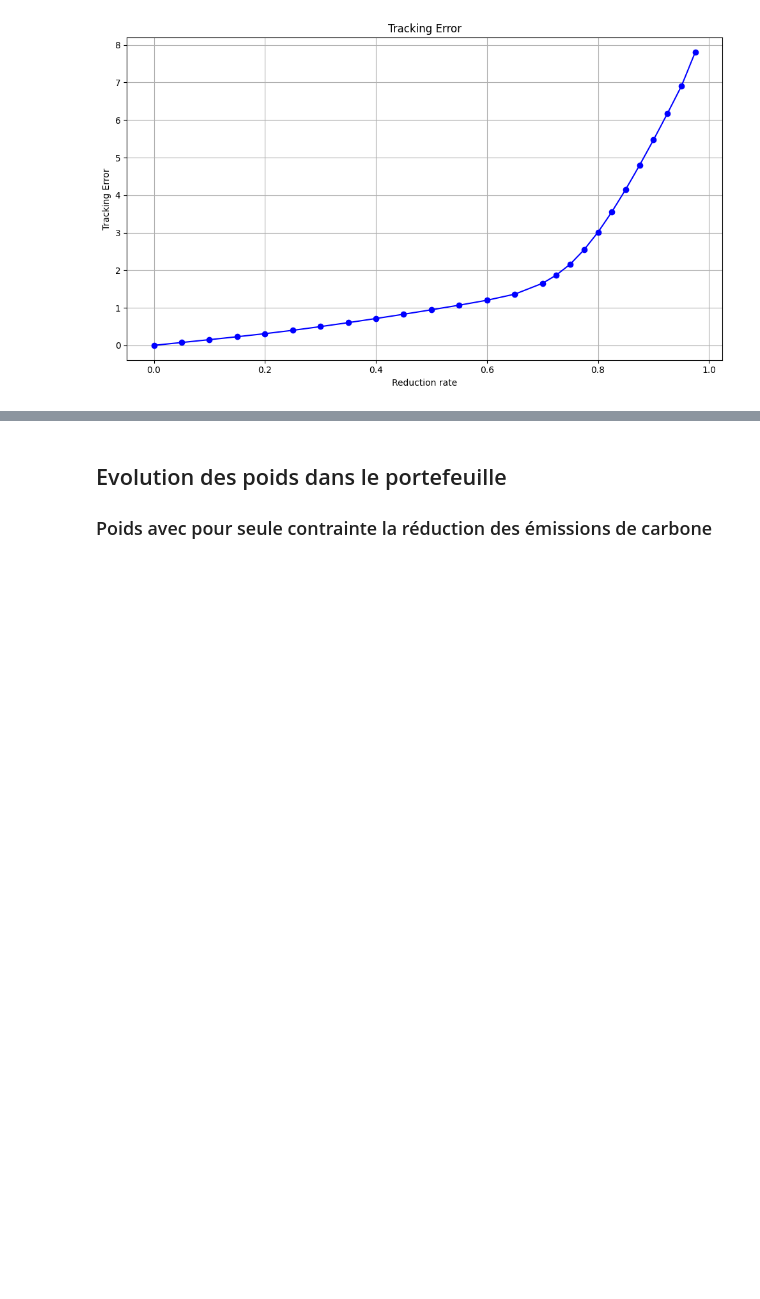
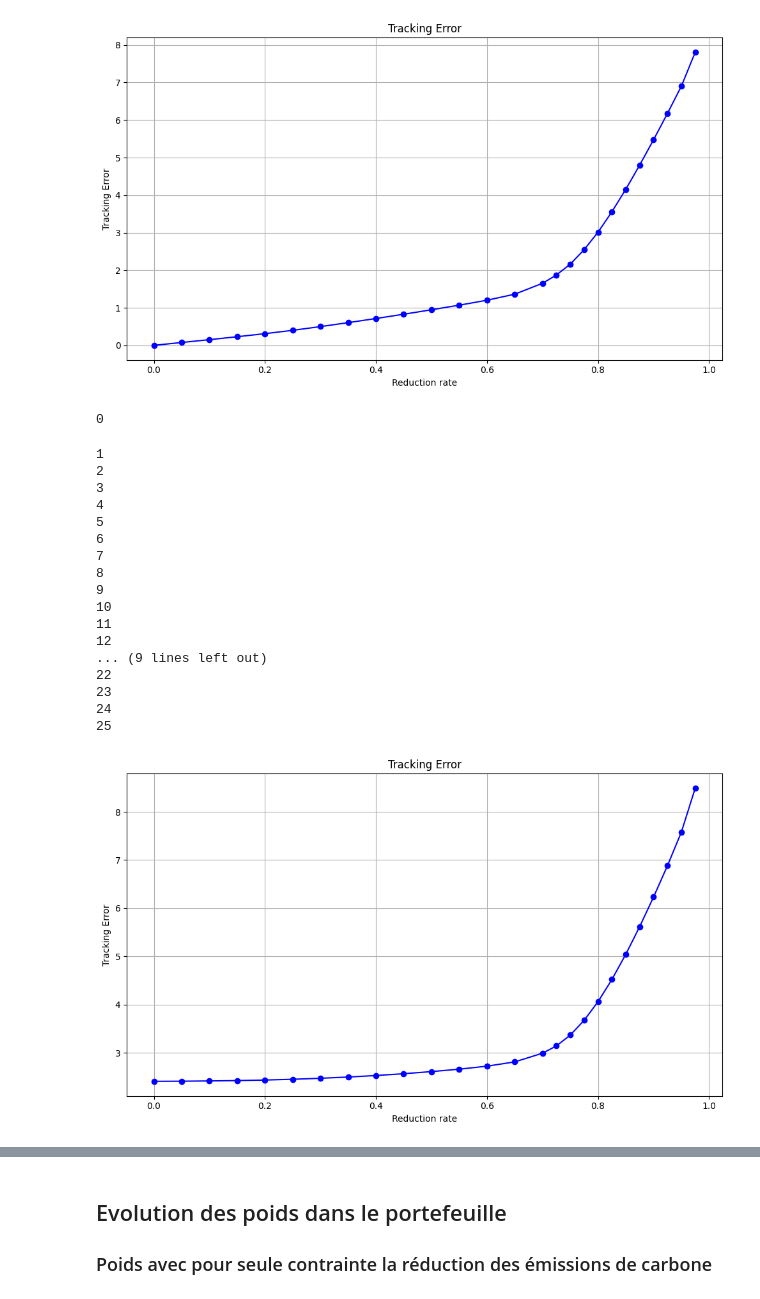
Before and after one commit to MoutetMaxime/net-zero-portfolio, a Jupyter notebook: optimization.ipynb, the cells around one changed output, grey strips where cells are left out. Saved outputs shown, nothing was run; the diff lists cells and outputs as text; code cells hidden in the pictures; blank space fills up the shorter version.

```diff
--- a/optimization.ipynb
+++ b/optimization.ipynb
@@ -266,3 +266,43 @@ plt.tight_layout()
 plt.show()
 # %% [output]
 [figure]
+# %%
+CI0[CI0 < 0] = 0
+te_graphe2 = []
+CM_col = "CARBON_MOMENTUM_SCOPE_12_FY23"
+CM0 = CI[CM_col].values.reshape(-1, 1)
+for year in range(len(R_list)):
+    R = R_list[year]
+    print(year)
+    y = solve(
+        Q = sigma,
+        p = None,
+        G = np.concatenate((CI0, -Green, CM0), axis=1).T,
+        h = np.concatenate(((1 - R)*CI0.T@bench-CI0.T@bench,-g*Green.T@bench, CMstar-CM0.T@bench),axis=0),
+        A = np.ones((bench.shape[0],1)).T,
+        b =-np.ones(bench.shape).T @ bench + 1,
+        lb = - bench,
+        ub =np.ones(bench.shape) - bench,
+    )
+    tracking_error = 0.5 * y.T @ sigma @ y
+    te_graphe2.append(tracking_error)
+# %% [output]
+0
+1
+2
+3
+4
+5
+6
+7
+8
+9
+10
+11
+12
+... (9 lines left out)
+22
+23
+24
+25
+[figure, added]
```
Also changed, not shown: parts of 1 cell of this notebook.
